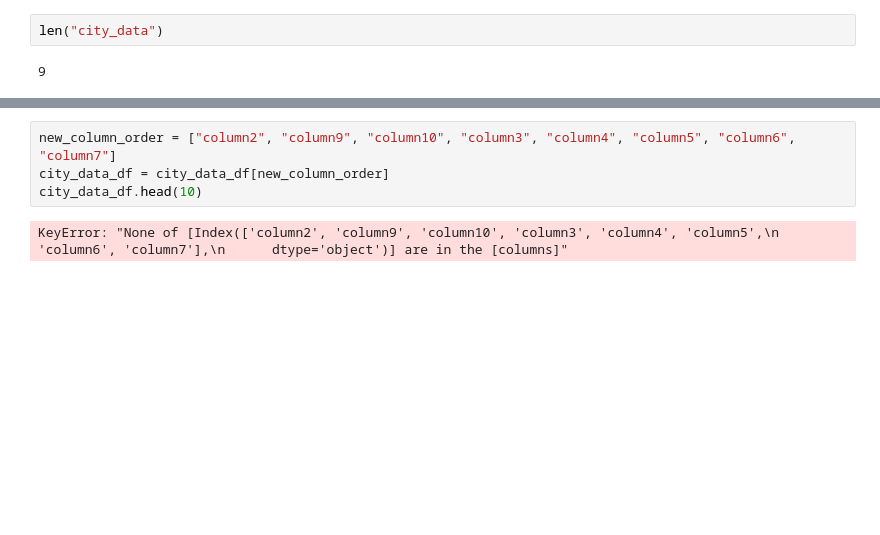
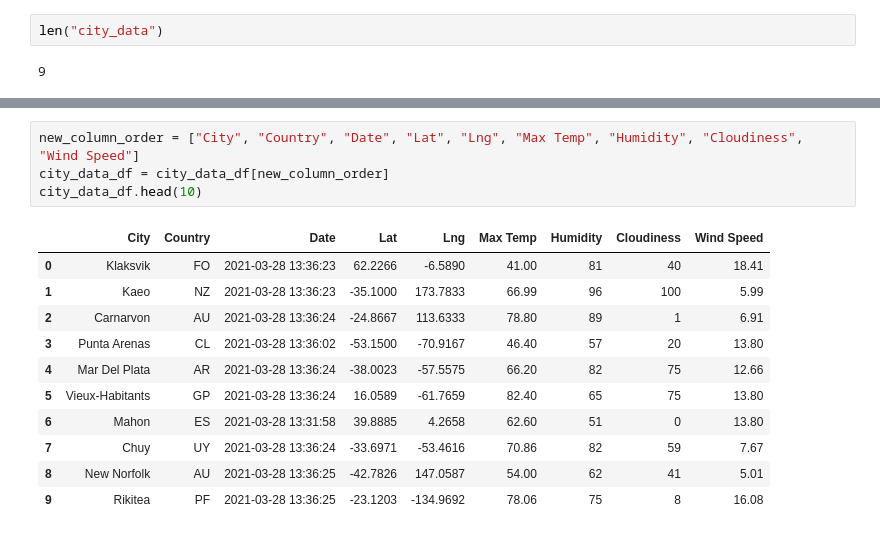
Before and after one commit to mmh926/World_Weather_Analysis, a Jupyter notebook: WeatherPy.ipynb, the cells around one changed output, grey strips where cells are left out. Drawn from its saved outputs; the diff is of its cells as text; blank space fills up the shorter version.

Commit message:
Update WeatherPy with new column order

```diff
--- a/WeatherPy.ipynb
+++ b/WeatherPy.ipynb
@@ -181,6 +181,16 @@ city_data_df.head(10)
-# %%
-new_column_order = ["column2", "column9", "column10", "column3", "column4", "column5", "column6", "column7"]
-city_data_df = city_data_df[new_column_order]
-city_data_df.head(10)
-# %% [output]
-KeyError: "None of [Index(['column2', 'column9', 'column10', 'column3', 'column4', 'column5',\n       'column6', 'column7'],\n      dtype='object')] are in the [columns]"
+# %%
+new_column_order = ["City", "Country", "Date", "Lat", "Lng", "Max Temp", "Humidity", "Cloudiness", "Wind Speed"]
+city_data_df = city_data_df[new_column_order]
+city_data_df.head(10)
+# %% [output]
+|  | City | Country | Date | Lat | Lng | Max Temp | Humidity | Cloudiness | Wind Speed |
+| 0 | Klaksvik | FO | 2021-03-28 13:36:23 | 62.2266 | -6.5890 | 41.00 | 81 | 40 | 18.41 |
+| 1 | Kaeo | NZ | 2021-03-28 13:36:23 | -35.1000 | 173.7833 | 66.99 | 96 | 100 | 5.99 |
+| 2 | Carnarvon | AU | 2021-03-28 13:36:24 | -24.8667 | 113.6333 | 78.80 | 89 | 1 | 6.91 |
+| 3 | Punta Arenas | CL | 2021-03-28 13:36:02 | -53.1500 | -70.9167 | 46.40 | 57 | 20 | 13.80 |
+| 4 | Mar Del Plata | AR | 2021-03-28 13:36:24 | -38.0023 | -57.5575 | 66.20 | 82 | 75 | 12.66 |
+| 5 | Vieux-Habitants | GP | 2021-03-28 13:36:24 | 16.0589 | -61.7659 | 82.40 | 65 | 75 | 13.80 |
+| 6 | Mahon | ES | 2021-03-28 13:31:58 | 39.8885 | 4.2658 | 62.60 | 51 | 0 | 13.80 |
+| 7 | Chuy | UY | 2021-03-28 13:36:24 | -33.6971 | -53.4616 | 70.86 | 82 | 59 | 7.67 |
+| 8 | New Norfolk | AU | 2021-03-28 13:36:25 | -42.7826 | 147.0587 | 54.00 | 62 | 41 | 5.01 |
+| 9 | Rikitea | PF | 2021-03-28 13:36:25 | -23.1203 | -134.9692 | 78.06 | 75 | 8 | 16.08 |
```
Also changed, not shown: parts of 3 cells of this notebook.
